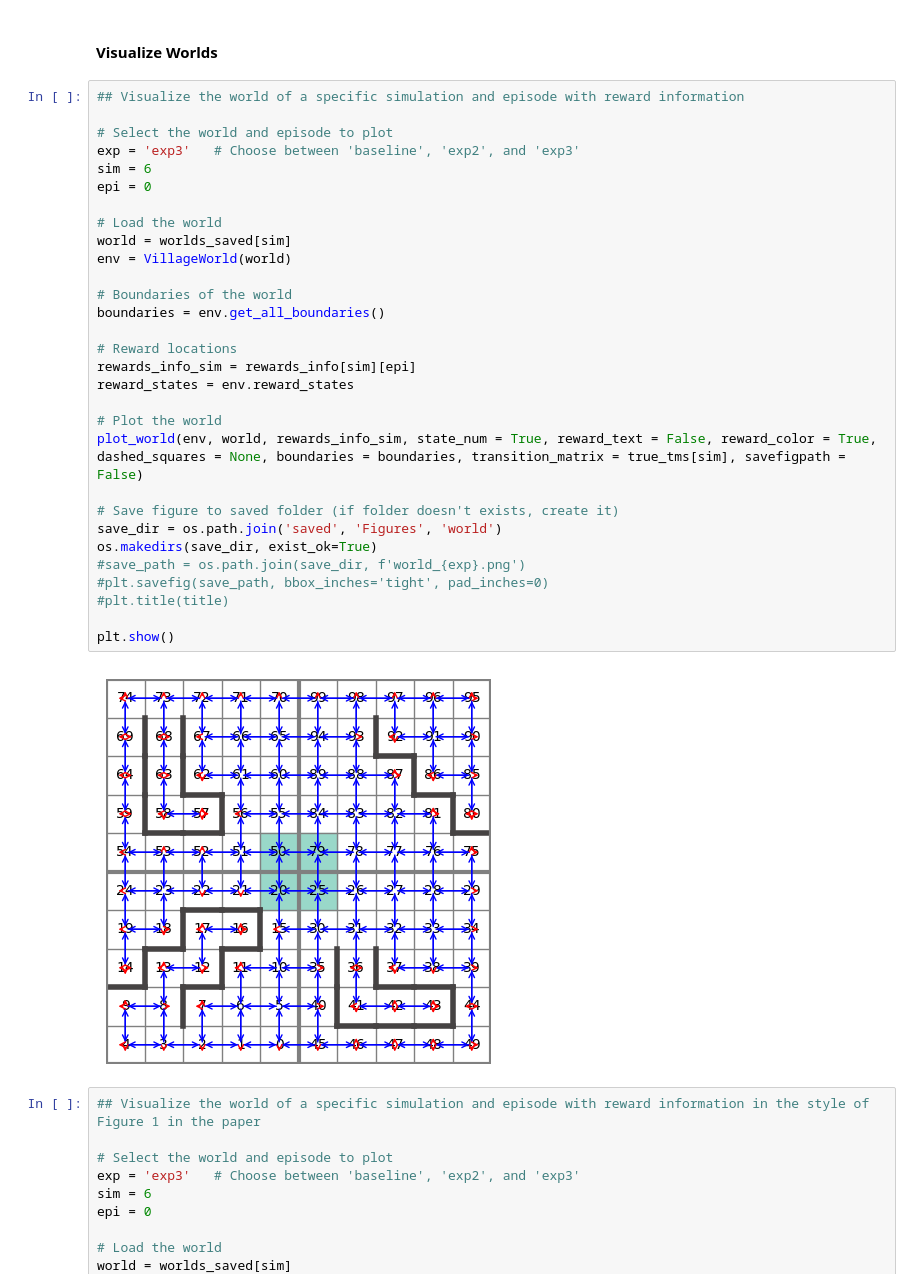
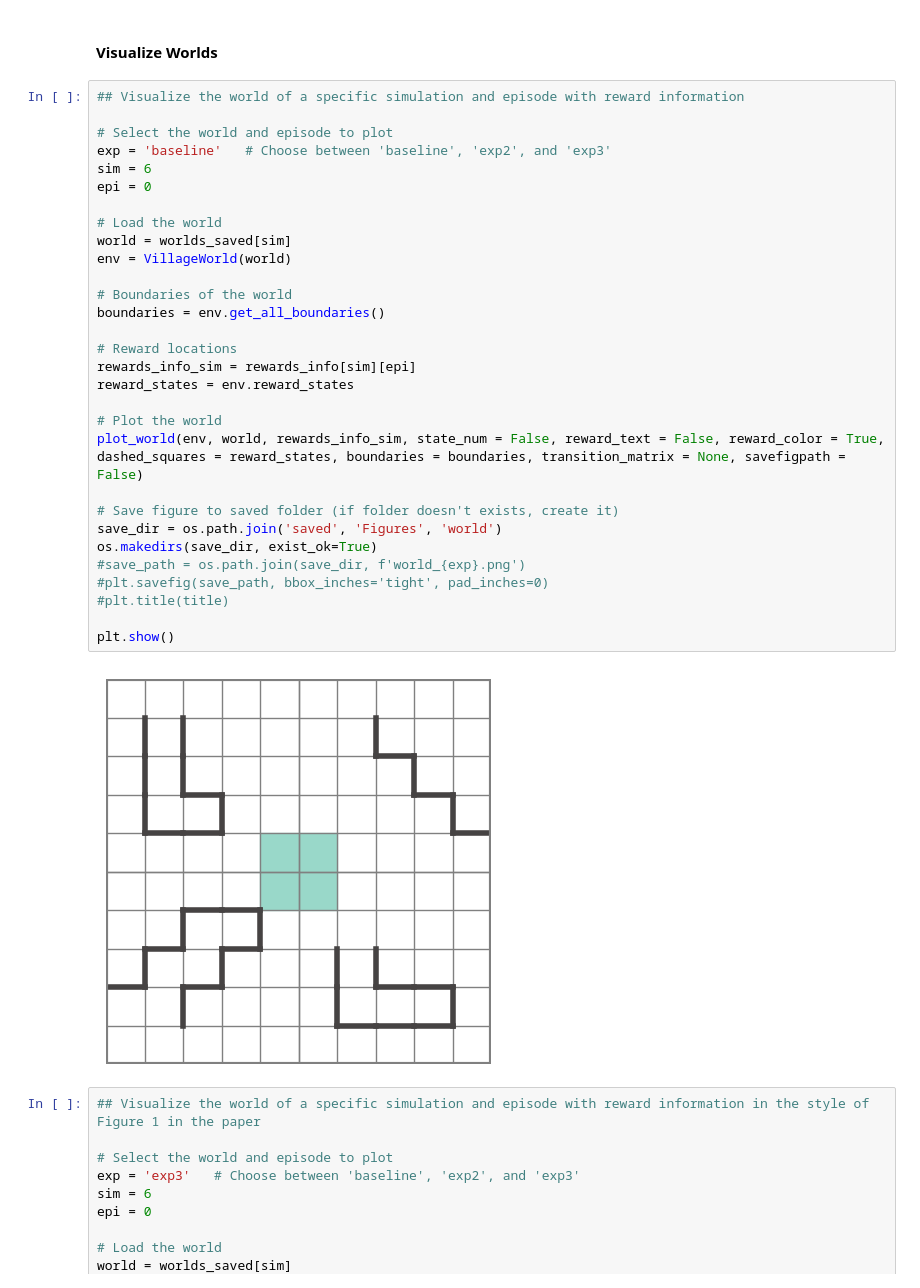
Before and after one commit to lauraxijia/social-transmission-rl-cargivers, a Jupyter notebook: world_plots.ipynb, the cells around one changed output. Saved outputs shown, nothing was run; the diff lists cells and outputs as text.

```diff
--- a/world_plots.ipynb
+++ b/world_plots.ipynb
@@ -34,35 +34,35 @@ init_tms = [init_tms_load[f'arr_{i}'] for i in range(len(init_tms_load.files))]
 # %%
 ## Visualize the world of a specific simulation and episode with reward information
 
 # Select the world and episode to plot
-exp = 'exp3'   # Choose between 'baseline', 'exp2', and 'exp3'
+exp = 'baseline'   # Choose between 'baseline', 'exp2', and 'exp3'
 sim = 6
 epi = 0
 
 # Load the world
 world = worlds_saved[sim]
 env = VillageWorld(world)
 
 # Boundaries of the world
 boundaries = env.get_all_boundaries()
 
 # Reward locations
 rewards_info_sim = rewards_info[sim][epi]
 reward_states = env.reward_states
 
 # Plot the world
-plot_world(env, world, rewards_info_sim, state_num = True, reward_text = False, reward_color = True, dashed_squares = None, boundaries = boundaries, transition_matrix = true_tms[sim], savefigpath = False)
+plot_world(env, world, rewards_info_sim, state_num = False, reward_text = False, reward_color = True, dashed_squares = reward_states, boundaries = boundaries, transition_matrix = None, savefigpath = False)
 
 # Save figure to saved folder (if folder doesn't exists, create it)
 save_dir = os.path.join('saved', 'Figures', 'world')
 os.makedirs(save_dir, exist_ok=True)
 #save_path = os.path.join(save_dir, f'world_{exp}.png')
 #plt.savefig(save_path, bbox_inches='tight', pad_inches=0)
 #plt.title(title)
 
 plt.show()
 # %% [output]
-[figure, old version]
+[figure, new version]
 # %%
 ## Visualize the world of a specific simulation and episode with reward information in the style of Figure 1 in the paper
 
```
Also changed, not shown: parts of 1 cell of this notebook, 6 other files.
